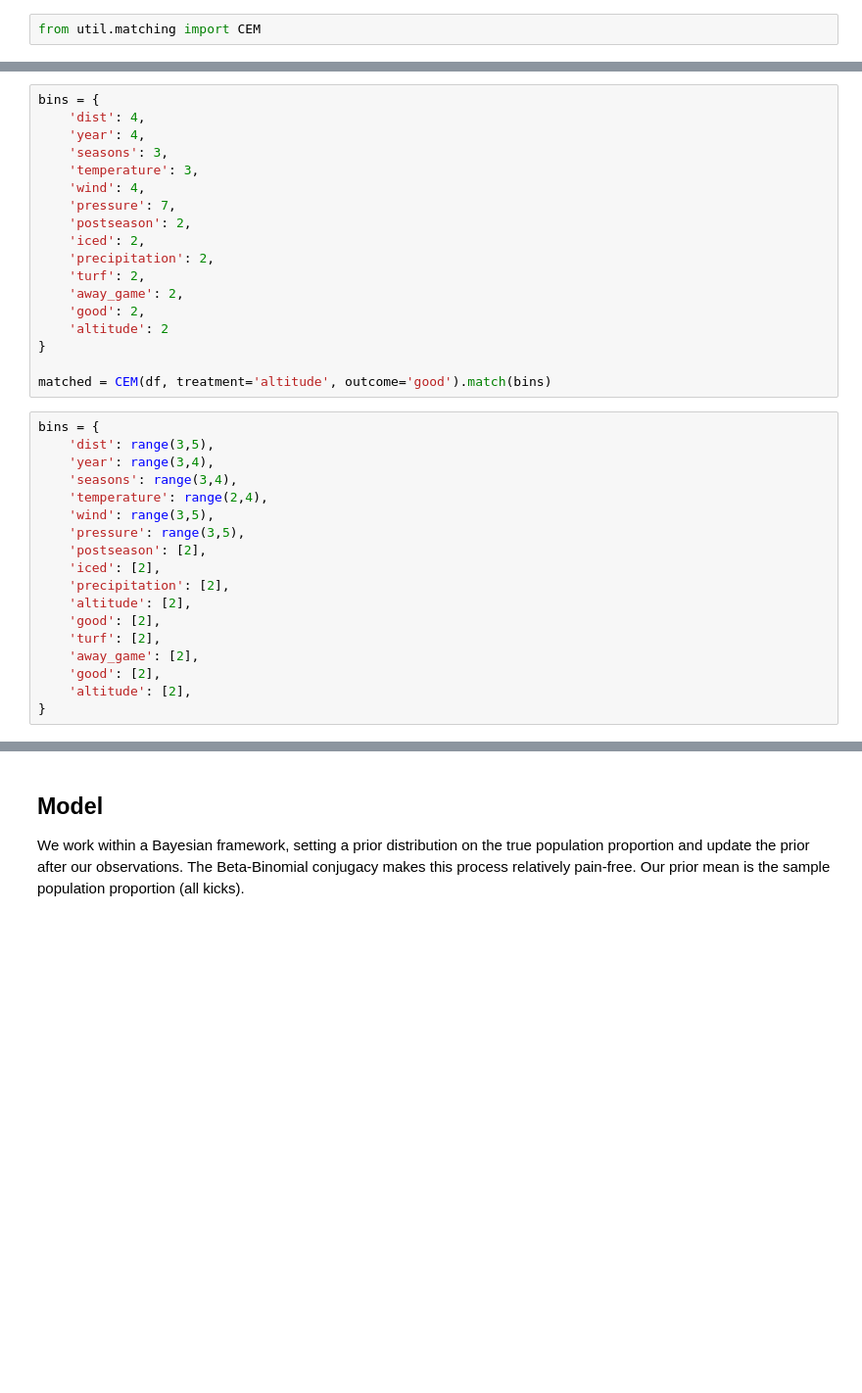
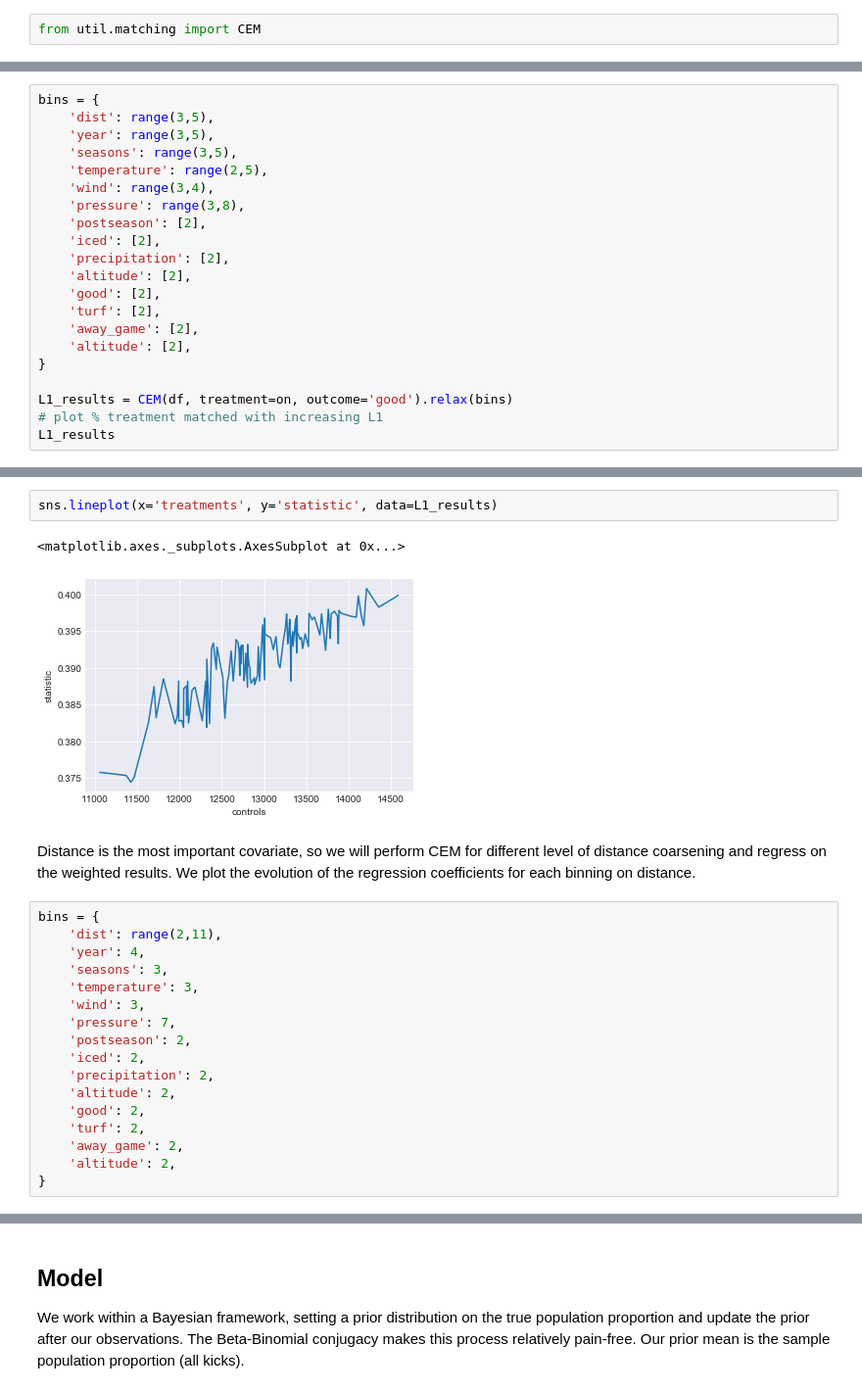
Before and after one commit to lewisbails/nfl-project, a Jupyter notebook: notebooks/field_goals.ipynb, the cells around one changed output, grey strips where cells are left out. Shown at 98% size. Saved outputs shown, nothing was run; the diff lists cells and outputs as text; blank space fills up the shorter version.

```diff
--- a/notebooks/field_goals.ipynb
+++ b/notebooks/field_goals.ipynb
@@ -83,0 +90,21 @@ from util.matching import CEM
+# %%
+bins = {
+    'dist': range(3,5),
+    'year': range(3,5),
+    'seasons': range(3,5),
+    'temperature': range(2,5),
+    'wind': range(3,4),
+    'pressure': range(3,8),
+    'postseason': [2],
+    'iced': [2],
+    'precipitation': [2],
+    'altitude': [2],
+    'good': [2],
+    'turf': [2],
+    'away_game': [2],
+    'altitude': [2],
+}
+
+L1_results = CEM(df, treatment=on, outcome='good').relax(bins)
+# plot % treatment matched with increasing L1
+L1_results
@@ -84,37 +125,25 @@ from util.matching import CEM
+# %%
+sns.lineplot(x='treatments', y='statistic', data=L1_results)
+# %% [output]
+<matplotlib.axes._subplots.AxesSubplot at 0x...>
+[figure, added]
+# %% [markdown]
+Distance is the most important covariate, so we will perform CEM for different level of distance coarsening and regress on the weighted results. We plot the evolution of the regression coefficients for each binning on distance.
 # %%
 bins = {
-    'dist': 4,
+    'dist': range(2,11),
     'year': 4,
     'seasons': 3,
     'temperature': 3,
-    'wind': 4,
+    'wind': 3,
     'pressure': 7,
     'postseason': 2,
     'iced': 2,
     'precipitation': 2,
+    'altitude': 2,
+    'good': 2,
     'turf': 2,
     'away_game': 2,
-    'good': 2,
-    'altitude': 2
+    'altitude': 2,
 }
-
-matched = CEM(df, treatment='altitude', outcome='good').match(bins)
-# %%
-bins = {
-    'dist': range(3,5),
-    'year': range(3,4),
-    'seasons': range(3,4),
-    'temperature': range(2,4),
-    'wind': range(3,5),
-    'pressure': range(3,5),
-    'postseason': [2],
-    'iced': [2],
-    'precipitation': [2],
-    'altitude': [2],
-    'good': [2],
-    'turf': [2],
-    'away_game': [2],
-    'good': [2],
-    'altitude': [2],
-}
 # %%
```
Also changed, not shown: parts of 25 cells of this notebook, 2 other files.
